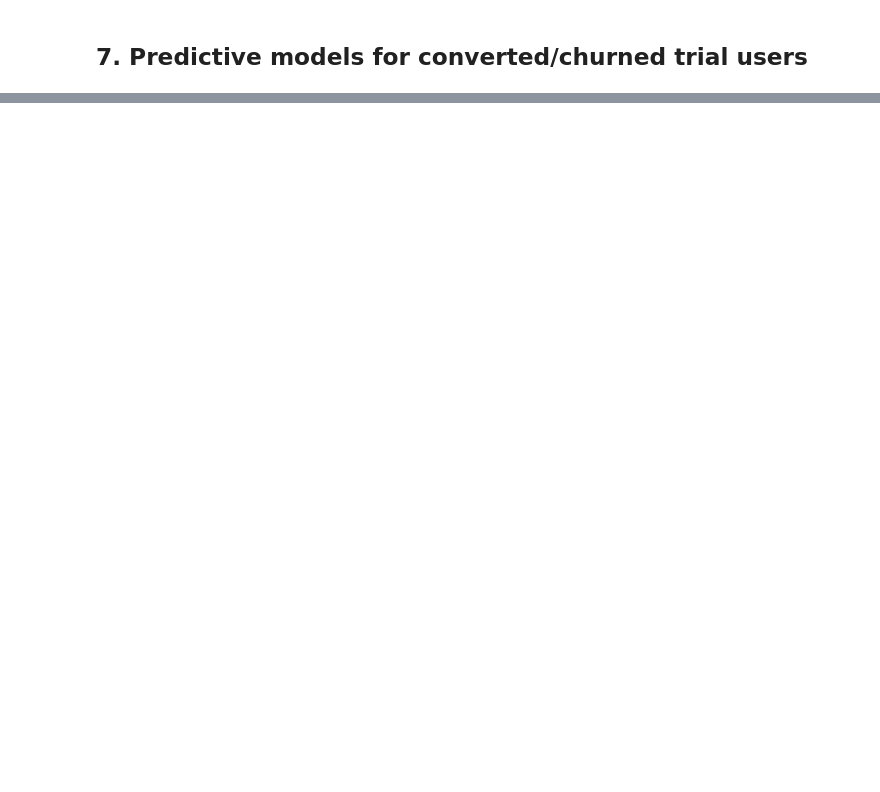
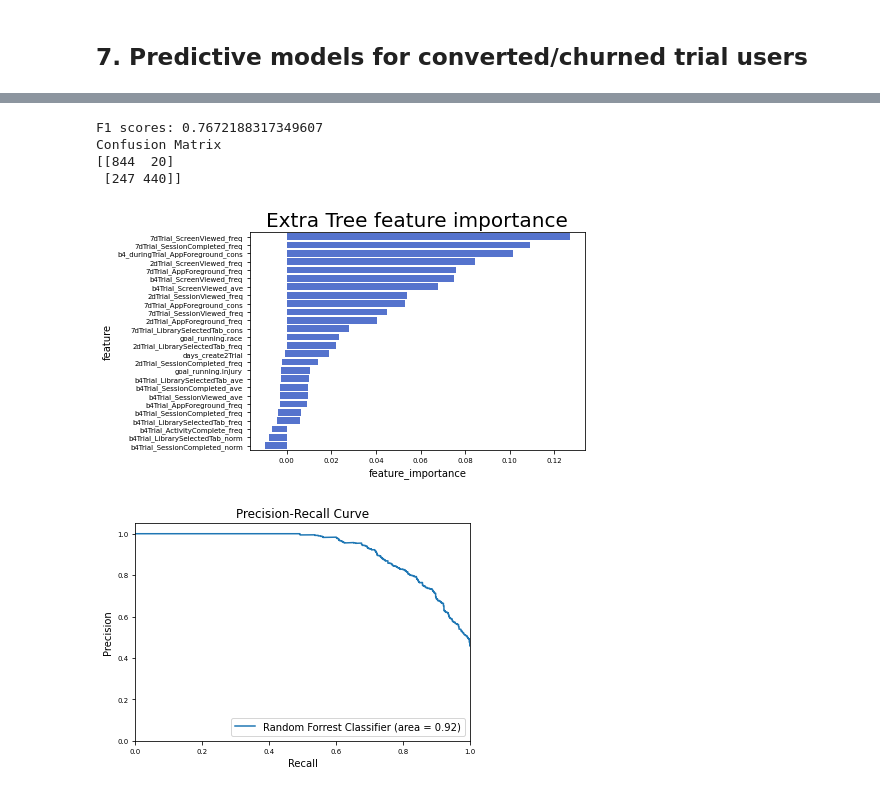
Before and after one commit to mpham93/Keep_Running, a Jupyter notebook: notebooks/Trial_Users.ipynb, the cells around one changed output, grey strips where cells are left out. Drawn from its saved outputs; the diff is of its cells as text; code cells hidden in the pictures; blank space fills up the shorter version.

```diff
--- a/notebooks/Trial_Users.ipynb
+++ b/notebooks/Trial_Users.ipynb
@@ -267,0 +349,29 @@ plot_decisionPath(estimator, X, class_name = ['Churned', 'Converted'])
+# %%
+perm = PermutationImportance(selector, cv = None, refit = False, n_iter = 50).fit(X, y)
+perm_imp_eli5 = imp_df(X.columns, perm.feature_importances_)
+var_imp_plot(perm_imp_eli5, 'Permutation feature importance (eli5)')
+
+base_imp = imp_df(X.columns, rf.feature_importances_)
+var_imp_plot(base_imp, 'Default feature importance (sklearn)')
+
+drop_imp = drop_col_feat_imp(selector, X, y)
+var_imp_plot(drop_imp, 'Drop Column feature importance 3')
+
+extra_tree_forest = ExtraTreesClassifier(n_estimators = 5, criterion ='entropy', max_features = 2)
+extra_tree_forest.fit(X, y)
+feature_importance = extra_tree_forest.feature_importances_
+# Normalizing the individual importances
+feature_importance_normalized = np.std([tree.feature_importances_ for tree in extra_tree_forest.estimators_],
+                                        axis = 0)
+df_fi = pd.DataFrame(list(zip(X.columns, feature_importance_normalized)), columns=['feature','feature_importance'])
+df_fi = df_fi.sort_values(by=['feature_importance'], ascending = False)
+var_imp_plot(df_fi, 'Extra Tree feature importance')
+
+plot_AUC(selector, X, y)
+# %% [output]
+F1 scores: 0.7672188317349607
+Confusion Matrix
+[[844  20]
+ [247 440]]
+[figure, added]
+[figure, added]
```
Also changed, not shown: parts of 24 cells of this notebook, 2 other files.
